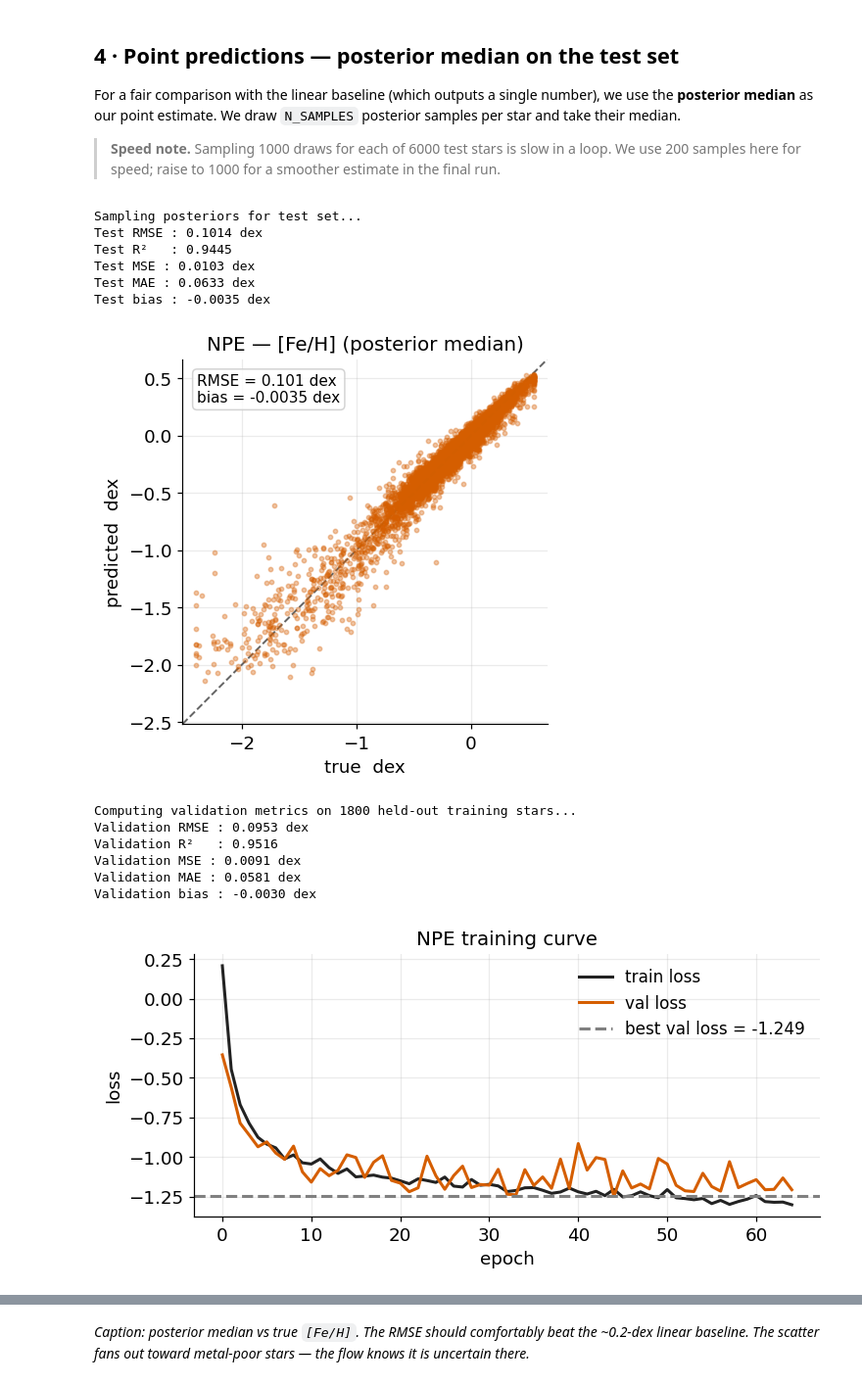
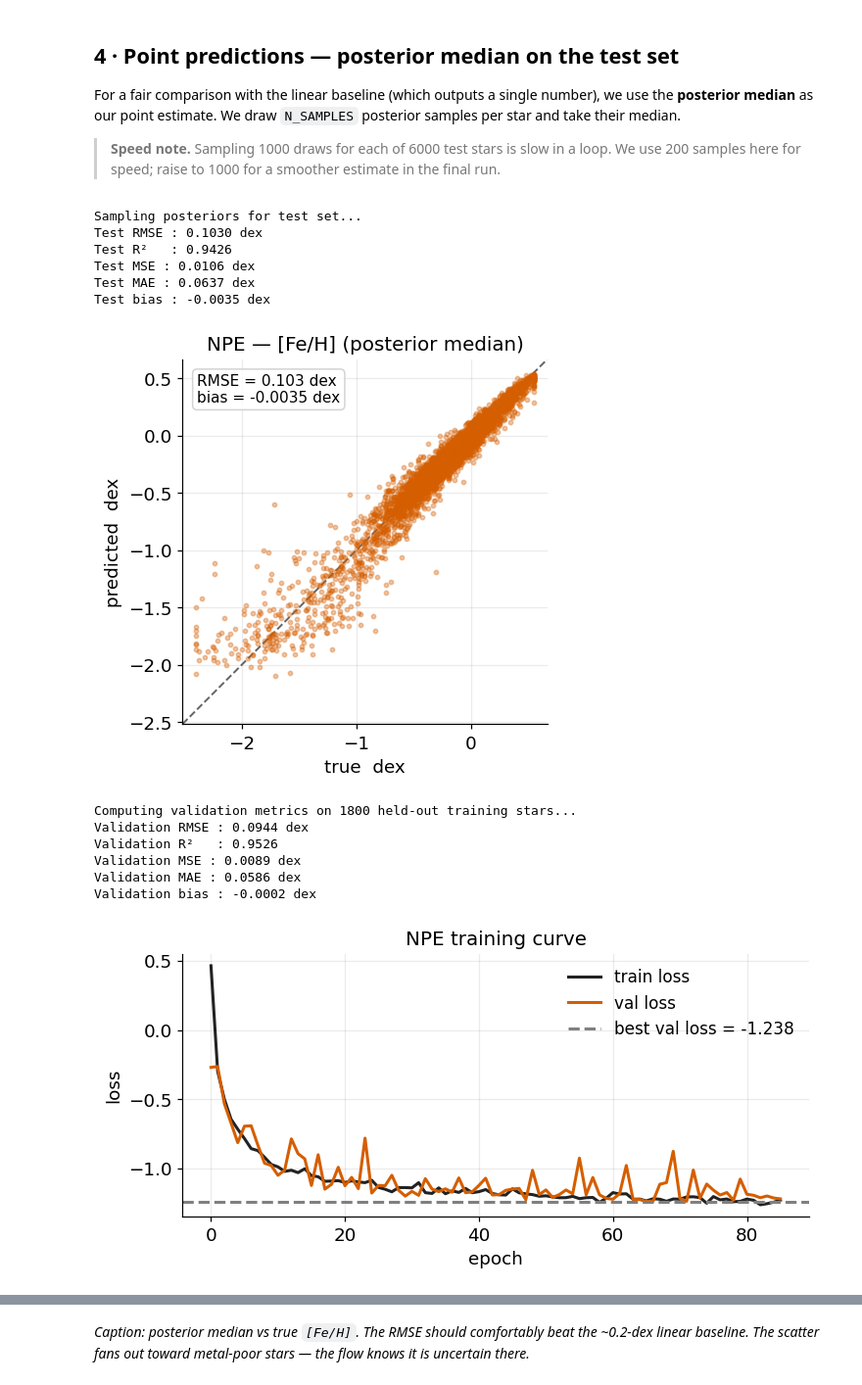
Before and after one commit to spy772/utssrp-2026, a Jupyter notebook: 02c_tune_neural_net_edward.ipynb, the cells around one changed output, grey strips where cells are left out. Shown at 98% size. Saved outputs shown, nothing was run; the diff lists cells and outputs as text; code cells hidden in the pictures.

```diff
--- a/02c_tune_neural_net_edward.ipynb
+++ b/02c_tune_neural_net_edward.ipynb
@@ -715,10 +714,10 @@ prior = BoxUniform(
 
 # ── Embedding network ──────────────────────────────────────────────────────────
 embedding_net = nn.Sequential(
-    nn.Linear(INPUT_DIM, 64), nn.ReLU(),
-    nn.Linear(64, 32), nn.ReLU(),
+    nn.Linear(INPUT_DIM, 16), nn.ReLU(),
+    nn.Linear(16, 16), nn.ReLU(),
     # nn.Linear(64, ), nn.ReLU(),
-    # nn.Linear(16, 8),
+    nn.Linear(16, 8), nn.ReLU()
 )
 
 # ── Build NPE ──────────────────────────────────────────────────────────────────
@@ -833,12 +832,12 @@ plot_pred_vs_true(y_test, y_test_pred_npe, ax=ax,
 plt.show()
 # %% [output]
 Sampling posteriors for test set...
-Test RMSE : 0.1014 dex
-Test R²   : 0.9445
-Test MSE : 0.0103 dex
-Test MAE : 0.0633 dex
+Test RMSE : 0.1030 dex
+Test R²   : 0.9426
+Test MSE : 0.0106 dex
+Test MAE : 0.0637 dex
 Test bias : -0.0035 dex
-[figure, old version]
+[figure, new version]
 # %%
 # ── Validation RMSE and R² ────────────────────────────────────────────────────
 # sbi holds out validation_fraction of the training data internally.
@@ -851,37 +850,37 @@ X_val_t = X_train_t[val_idx]
 y_val    = y_train[val_idx.numpy()]
 
 print(f"\nComputing validation metrics on {N_VAL} held-out training stars...")
 y_val_pred = np.array([
-    posterior.sample((200,), x=X_val_t[i], show_progress_bars=False)[:, 0].median().item()
+    posterior.sample((200,), x=X_val_t[i], show_progress_bars=False)[:, 0].mean().item()
     for i in range(len(X_val_t))
 ])
 
 val_metrics = regression_metrics(y_val, y_val_pred)
 print(f"Validation RMSE : {val_metrics['RMSE']:.4f} dex")
 print(f"Validation R²   : {val_metrics['R2']:.4f}")
 print(f"Validation MSE : {np.square(val_metrics['RMSE']):.4f} dex")
 print(f"Validation MAE : {val_metrics['MAE']:.4f} dex")
 print(f"Validation bias : {val_metrics['bias']:+.4f} dex")
 
 # Also plot the sbi internal loss curve for context
 summary = inference._summary
 
 fig, ax = plt.subplots(figsize=(7, 3.5))
 ax.plot(summary["training_loss"],   color=COLORS["truth"], label="train loss")
 ax.plot(summary["validation_loss"], color=COLORS["nn"],    label="val loss")
 best_val = float(min(summary["validation_loss"]))
 ax.axhline(best_val, color="0.5", ls="--", label=f"best val loss = {best_val:.3f}")
 ax.set_xlabel("epoch"); ax.set_ylabel("loss")
 ax.set_title("NPE training curve"); ax.legend()
 plt.tight_layout(); plt.show()
 
 print(f"Epochs trained    : {summary['epochs_trained']}")
 print(f"Best val loss     : {best_val:.4f}")
 # %% [output]
 Computing validation metrics on 1800 held-out training stars...
-Validation RMSE : 0.0953 dex
-Validation R²   : 0.9516
-Validation MSE : 0.0091 dex
-Validation MAE : 0.0581 dex
-Validation bias : -0.0030 dex
+Validation RMSE : 0.0944 dex
+Validation R²   : 0.9526
+Validation MSE : 0.0089 dex
+Validation MAE : 0.0586 dex
+Validation bias : -0.0002 dex
-[figure, old version]
+[figure, new version]
```
Also changed, not shown: parts of 8 cells of this notebook, 5 other files.
